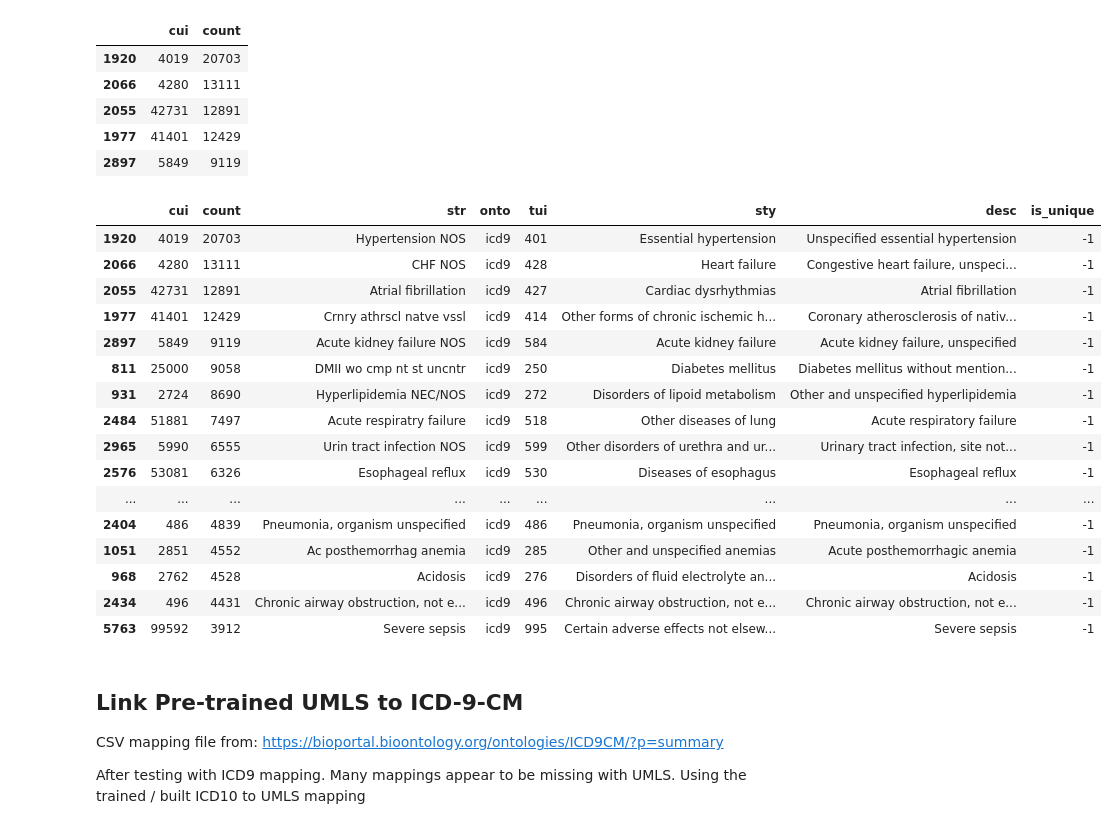
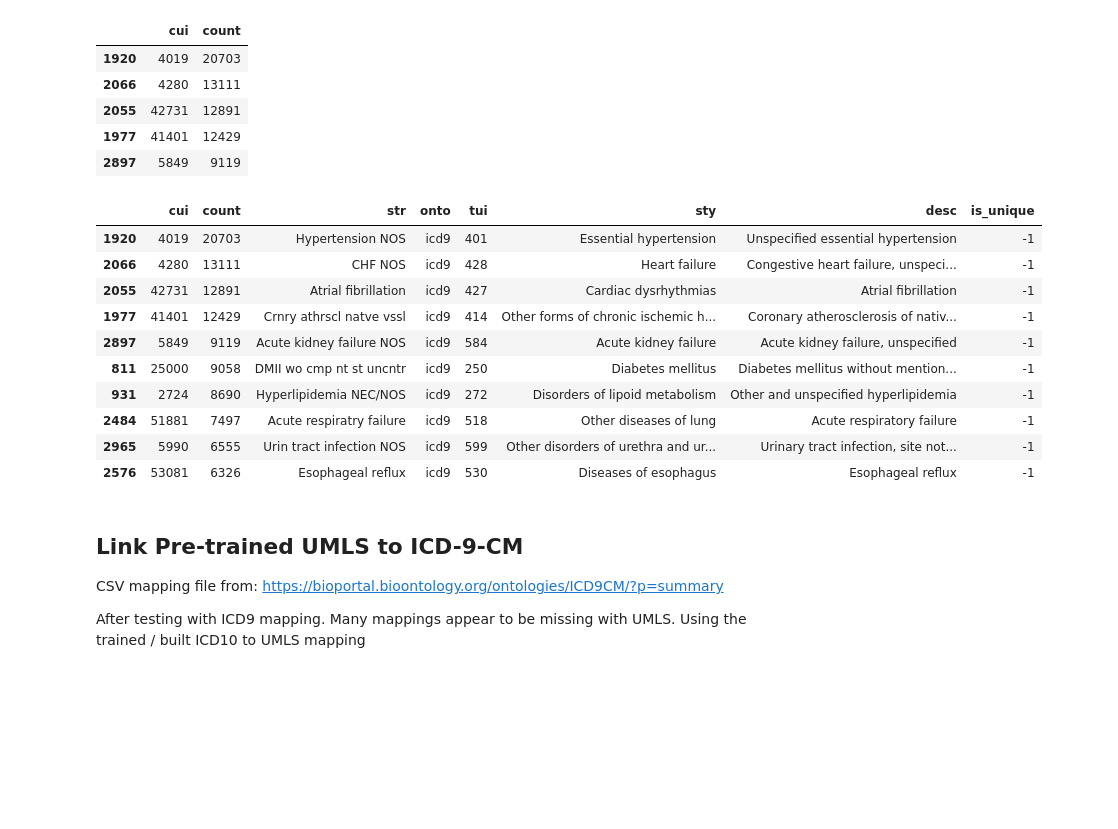
Before and after one commit to tomolopolis/MIMIC-III-Discharge-Diagnosis-Analysis, a Jupyter notebook: Build_Train_ICD9_MedCAT_CDB.ipynb, the cells around one changed output. Drawn from its saved outputs; the diff is of its cells as text; code cells hidden in the pictures; blank space fills up the shorter version.

```diff
--- a/Build_Train_ICD9_MedCAT_CDB.ipynb
+++ b/Build_Train_ICD9_MedCAT_CDB.ipynb
@@ -55,25 +53,19 @@ for row in clean_codes.itertuples():
 # %%
 cdb_df = pd.DataFrame(code_meta_dir).sort_values('count', ascending=False)
 # %%
-cdb_df.sort_values('count', ascending=False).head(20)
+cdb_df.sort_values('count', ascending=False).head(10)
 # %% [output]
 |  | cui | count | str | onto | tui | sty | desc | is_unique |
 | 1920 | 4019 | 20703 | Hypertension NOS | icd9 | 401 | Essential hypertension | Unspecified essential hypertension | -1 |
 | 2066 | 4280 | 13111 | CHF NOS | icd9 | 428 | Heart failure | Congestive heart failure, unspeci... | -1 |
 | 2055 | 42731 | 12891 | Atrial fibrillation | icd9 | 427 | Cardiac dysrhythmias | Atrial fibrillation | -1 |
 | 1977 | 41401 | 12429 | Crnry athrscl natve vssl | icd9 | 414 | Other forms of chronic ischemic h... | Coronary atherosclerosis of nativ... | -1 |
 | 2897 | 5849 | 9119 | Acute kidney failure NOS | icd9 | 584 | Acute kidney failure | Acute kidney failure, unspecified | -1 |
 | 811 | 25000 | 9058 | DMII wo cmp nt st uncntr | icd9 | 250 | Diabetes mellitus | Diabetes mellitus without mention... | -1 |
 | 931 | 2724 | 8690 | Hyperlipidemia NEC/NOS | icd9 | 272 | Disorders of lipoid metabolism | Other and unspecified hyperlipidemia | -1 |
 | 2484 | 51881 | 7497 | Acute respiratry failure | icd9 | 518 | Other diseases of lung | Acute respiratory failure | -1 |
 | 2965 | 5990 | 6555 | Urin tract infection NOS | icd9 | 599 | Other disorders of urethra and ur... | Urinary tract infection, site not... | -1 |
 | 2576 | 53081 | 6326 | Esophageal reflux | icd9 | 530 | Diseases of esophagus | Esophageal reflux | -1 |
-| ... | ... | ... | ... | ... | ... | ... | ... | ... |
-| 2404 | 486 | 4839 | Pneumonia, organism unspecified | icd9 | 486 | Pneumonia, organism unspecified | Pneumonia, organism unspecified | -1 |
-| 1051 | 2851 | 4552 | Ac posthemorrhag anemia | icd9 | 285 | Other and unspecified anemias | Acute posthemorrhagic anemia | -1 |
-| 968 | 2762 | 4528 | Acidosis | icd9 | 276 | Disorders of fluid electrolyte an... | Acidosis | -1 |
-| 2434 | 496 | 4431 | Chronic airway obstruction, not e... | icd9 | 496 | Chronic airway obstruction, not e... | Chronic airway obstruction, not e... | -1 |
-| 5763 | 99592 | 3912 | Severe sepsis | icd9 | 995 | Certain adverse effects not elsew... | Severe sepsis | -1 |
 # %% [markdown]
 ## Link Pre-trained UMLS to ICD-9-CM
 CSV mapping file from: https://bioportal.bioontology.org/ontologies/ICD9CM/?p=summary
```
Also changed, not shown: parts of 71 cells of this notebook, 4 other files.
